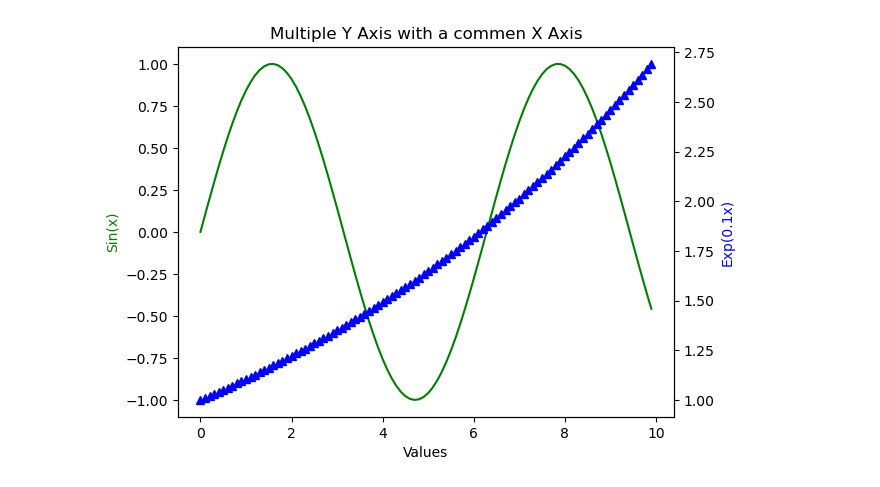
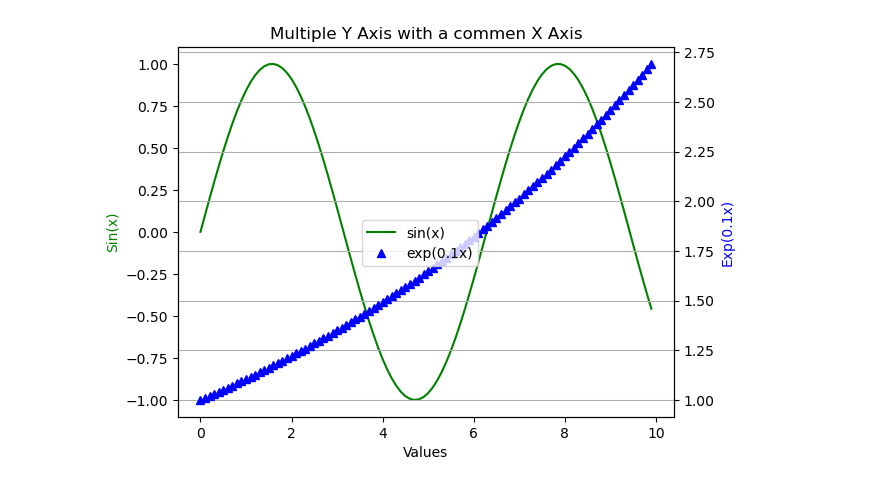
Before and after one commit to Lucifer0406/Intern_Task, a Jupyter notebook: Task_4/BrainyBeam_Task_4.ipynb, the cells around one changed output. Saved outputs shown, nothing was run; the diff lists cells and outputs as text; code cells hidden in the pictures.

```diff
--- a/Task_4/BrainyBeam_Task_4.ipynb
+++ b/Task_4/BrainyBeam_Task_4.ipynb
@@ -8,15 +8,18 @@ y2 = np.exp(0.1*x)
 # %%
 fig,ax1 = plt.subplots()
 ax2 = ax1.twinx()
 
 ax1.plot(x,y1,'g-',label='sin(x)')
 ax2.plot(x,y2,'b^',label='exp(0.1x)')
 
 ax1.set_xlabel('Values')
 ax1.set_ylabel('Sin(x)',color='g')
 ax2.set_ylabel('Exp(0.1x)',color='b')
 
+
+plt.grid(True)
+fig.legend(loc="center")
 plt.title("Multiple Y Axis with a commen X Axis")
 plt.show()
 # %% [output]
-[figure, old version]
+[figure, new version]
```
Also changed, not shown: 2 other files.
